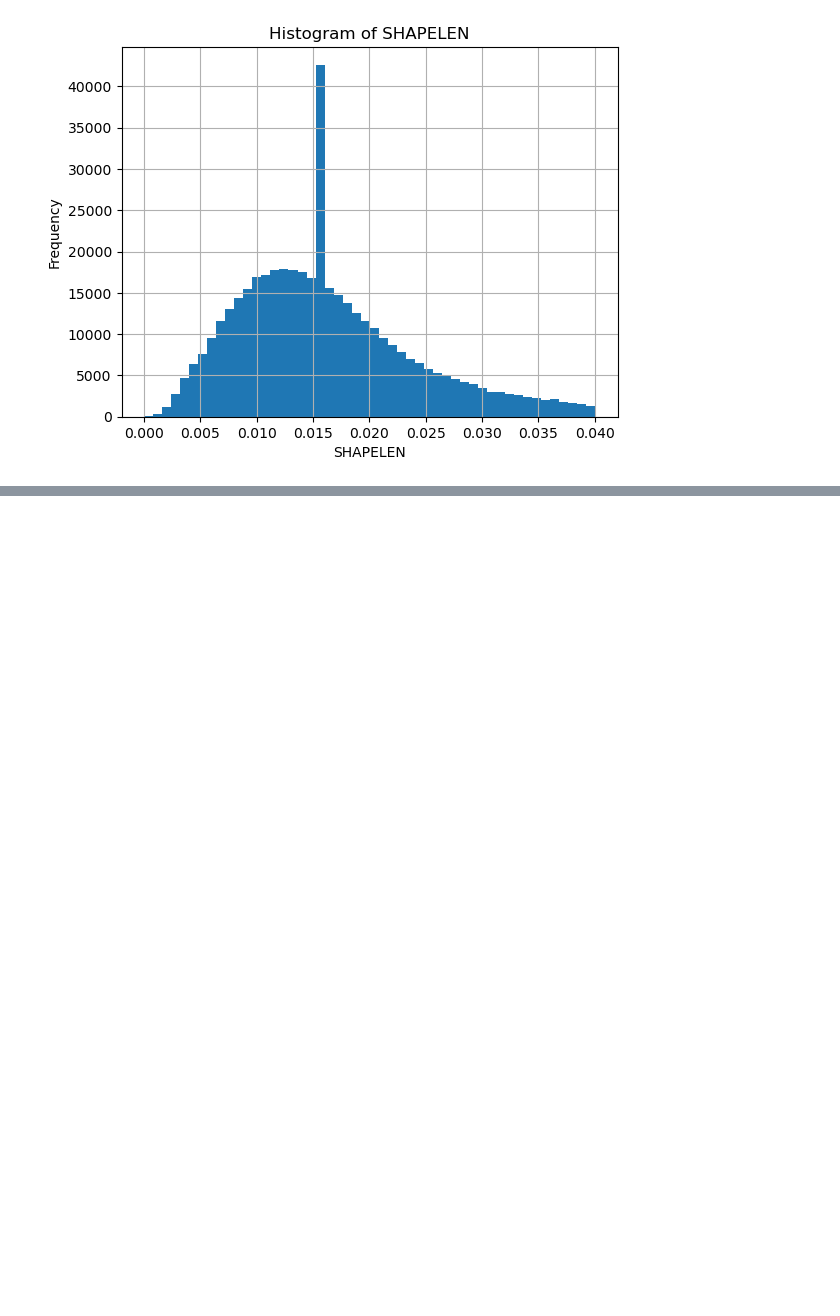
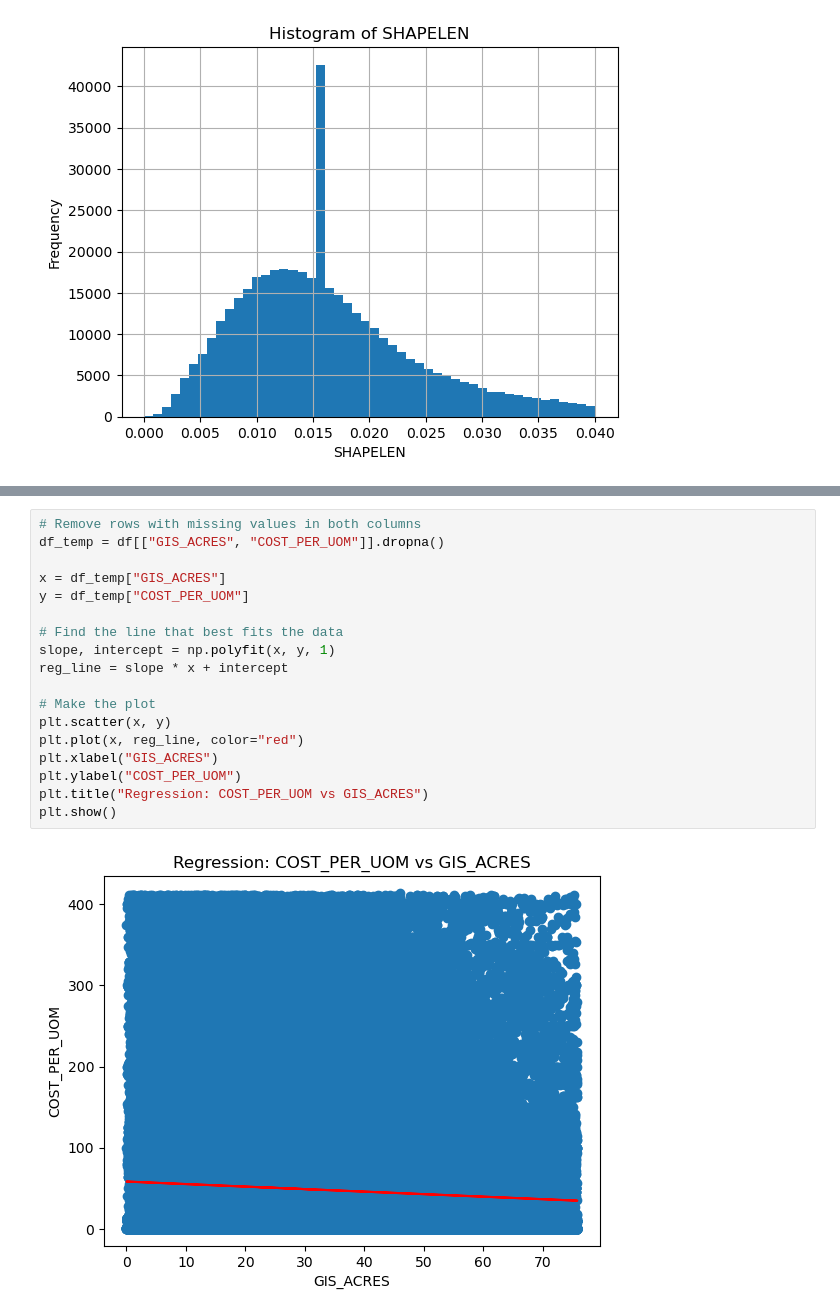
Before and after one commit to Kurogisa/Reforestation-Datamining, a Jupyter notebook: reforestation.ipynb, the cells around one changed output, grey strips where cells are left out. Cells and saved outputs as stored; diff of their text form; blank space fills up the shorter version.

```diff
--- a/reforestation.ipynb
+++ b/reforestation.ipynb
@@ -406,0 +534,20 @@ for col in histos:
+# %%
+# Remove rows with missing values in both columns
+df_temp = df[["GIS_ACRES", "COST_PER_UOM"]].dropna()
+
+x = df_temp["GIS_ACRES"]
+y = df_temp["COST_PER_UOM"]
+
+# Find the line that best fits the data
+slope, intercept = np.polyfit(x, y, 1)
+reg_line = slope * x + intercept
+
+# Make the plot
+plt.scatter(x, y)
+plt.plot(x, reg_line, color="red")
+plt.xlabel("GIS_ACRES")
+plt.ylabel("COST_PER_UOM")
+plt.title("Regression: COST_PER_UOM vs GIS_ACRES")
+plt.show()
+# %% [output]
+[figure, added]
```
Also changed, not shown: parts of 12 cells of this notebook.
